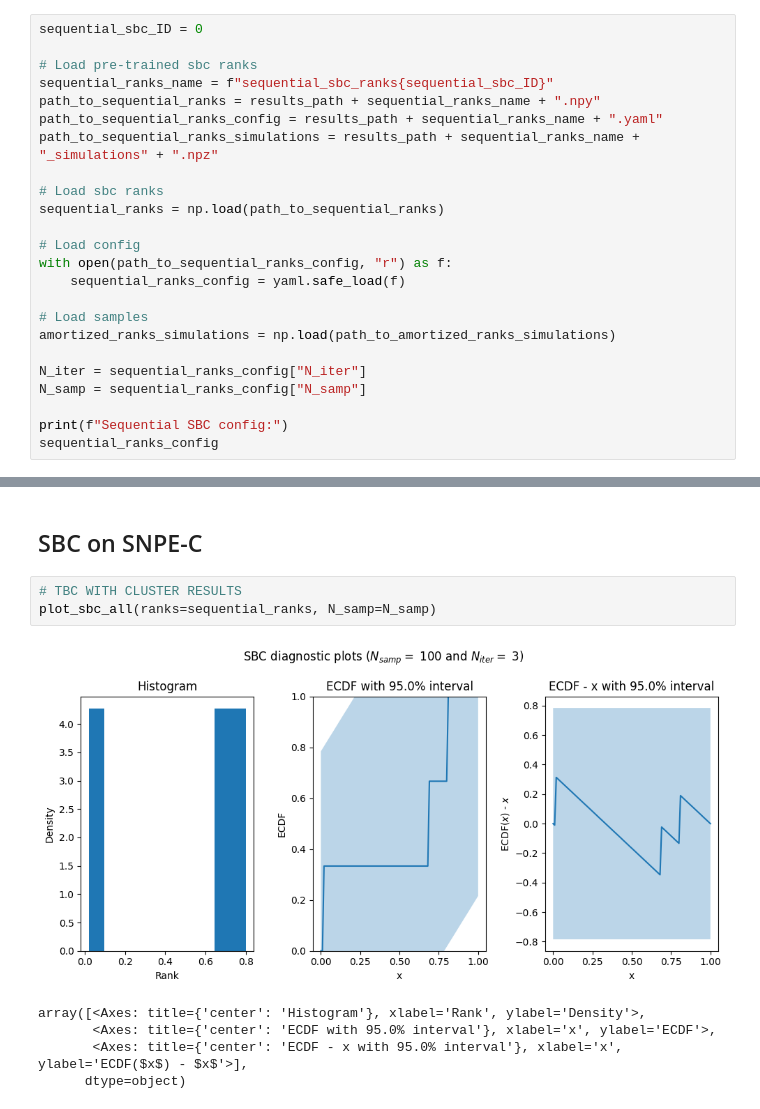
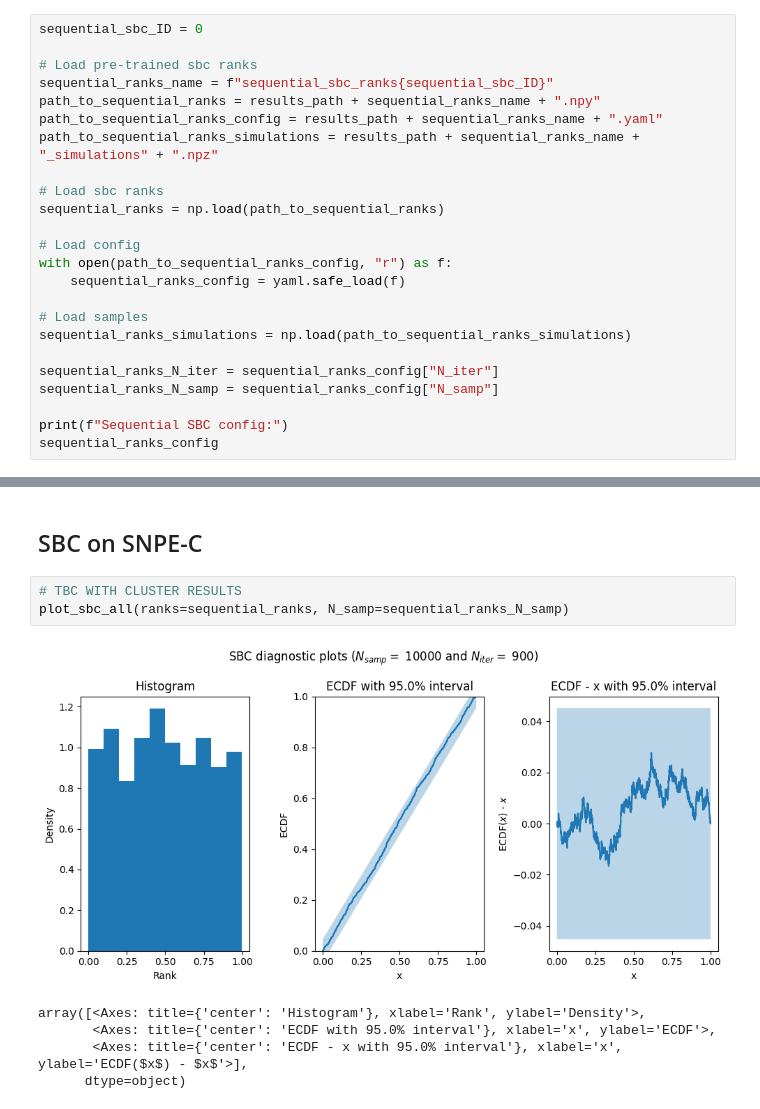
Before and after one commit to kaisamaroo/SBC-SBI, a Jupyter notebook: notebooks/toy_examples/norm_norm_diffuse_1d/npe_c.ipynb, the cells around one changed output, grey strips where cells are left out. Saved outputs shown, nothing was run; the diff lists cells and outputs as text.

```diff
--- a/notebooks/toy_examples/norm_norm_diffuse_1d/npe_c.ipynb
+++ b/notebooks/toy_examples/norm_norm_diffuse_1d/npe_c.ipynb
@@ -149,10 +149,10 @@ with open(path_to_sequential_ranks_config, "r") as f:
     sequential_ranks_config = yaml.safe_load(f)
 
 # Load samples
-amortized_ranks_simulations = np.load(path_to_amortized_ranks_simulations)
+sequential_ranks_simulations = np.load(path_to_sequential_ranks_simulations)
 
-N_iter = sequential_ranks_config["N_iter"]
-N_samp = sequential_ranks_config["N_samp"]
+sequential_ranks_N_iter = sequential_ranks_config["N_iter"]
+sequential_ranks_N_samp = sequential_ranks_config["N_samp"]
 
 print(f"Sequential SBC config:")
 sequential_ranks_config
@@ -353,9 +354,9 @@ plt.show()
 ## SBC on SNPE-C
 # %%
 # TBC WITH CLUSTER RESULTS
-plot_sbc_all(ranks=sequential_ranks, N_samp=N_samp)
+plot_sbc_all(ranks=sequential_ranks, N_samp=sequential_ranks_N_samp)
 # %% [output]
-[figure, old version]
+[figure, new version]
 array([<Axes: title={'center': 'Histogram'}, xlabel='Rank', ylabel='Density'>,
        <Axes: title={'center': 'ECDF with 95.0% interval'}, xlabel='x', ylabel='ECDF'>,
        <Axes: title={'center': 'ECDF - x with 95.0% interval'}, xlabel='x', ylabel='ECDF($x$) - $x$'>],
```
Also changed, not shown: parts of 10 cells of this notebook, 32 other files.
